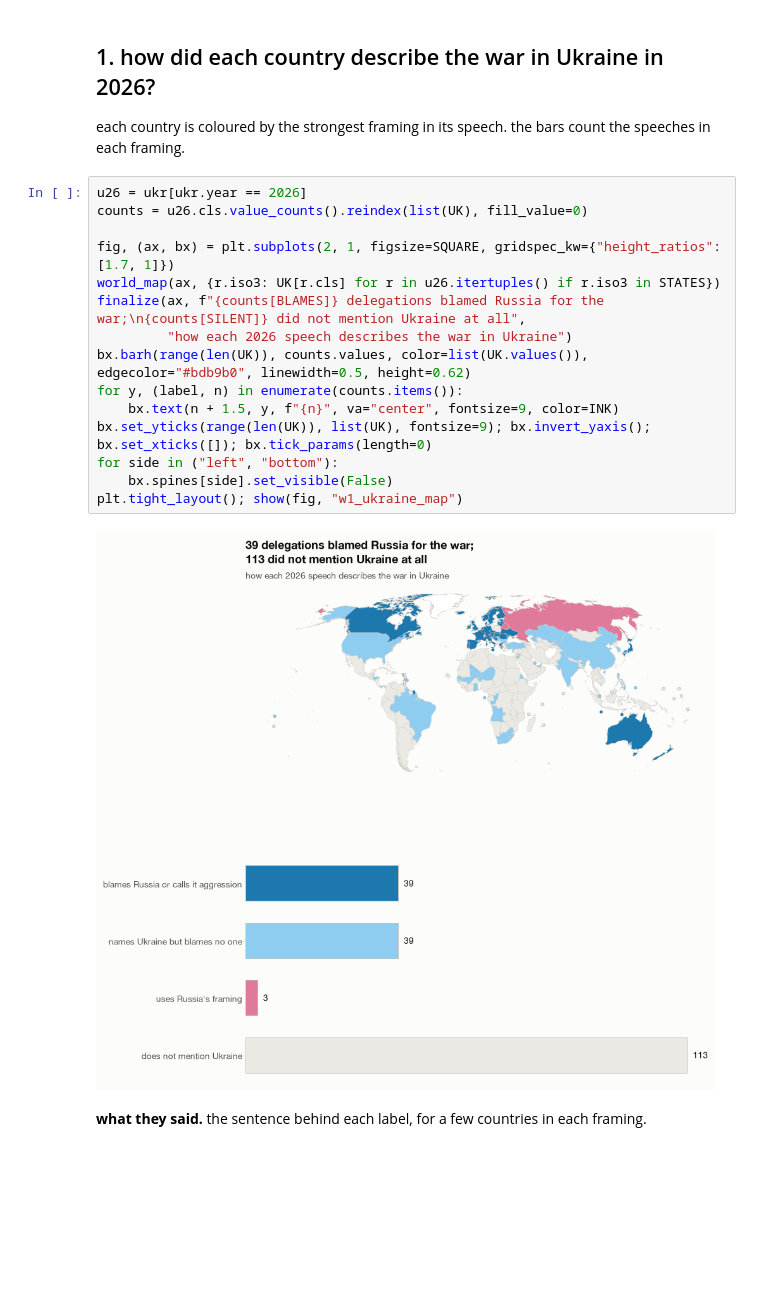
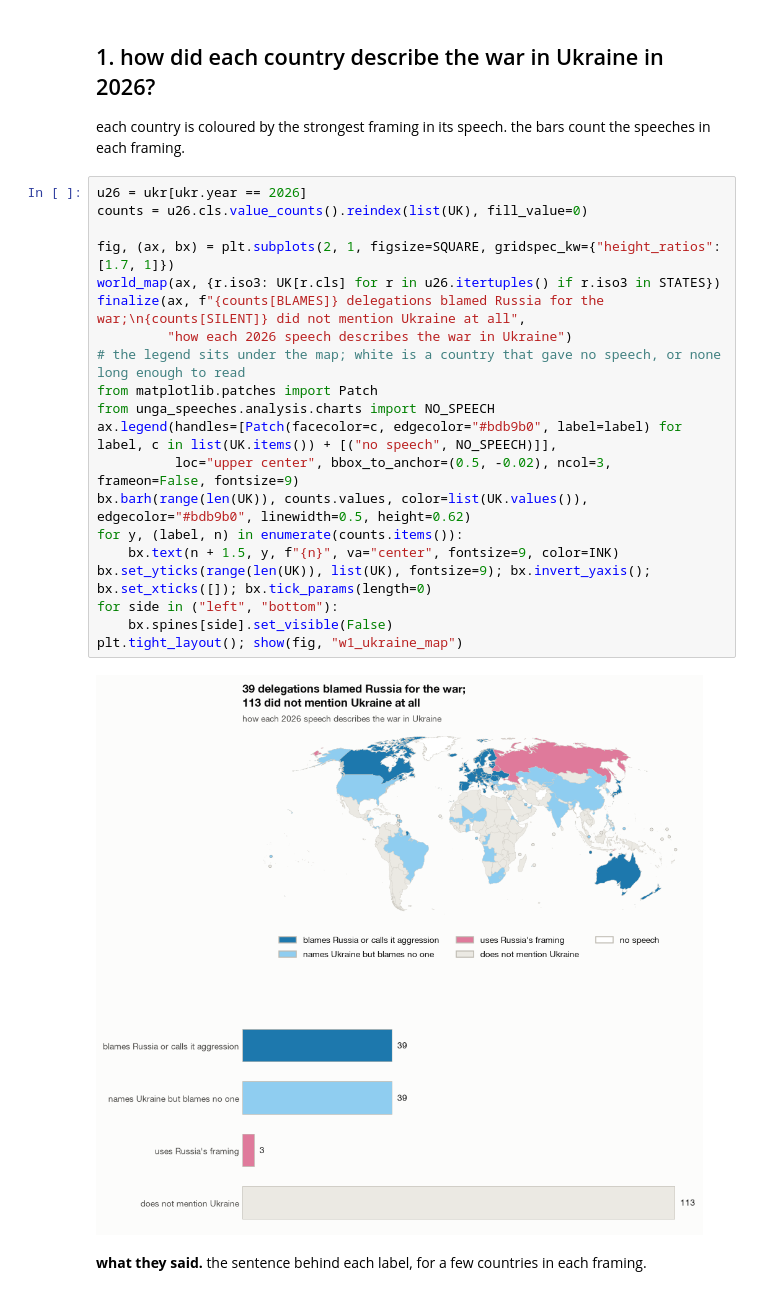
Before and after one commit to jeremychia/unga-speeches, a Jupyter notebook: notebooks/unga_2026_wars.ipynb, the cells around one changed output. Saved outputs shown, nothing was run; the diff lists cells and outputs as text; blank space fills up the shorter version.

Commit message:
feat(site): add a legend under the Ukraine map
the map's colours were explained only by the bar chart below it; the legend now sits under the map, with white for countries that gave no speech.

```diff
--- a/notebooks/unga_2026_wars.ipynb
+++ b/notebooks/unga_2026_wars.ipynb
@@ -78,20 +78,25 @@ each country is coloured by the strongest framing in its speech. the bars count
 # %%
 u26 = ukr[ukr.year == 2026]
 counts = u26.cls.value_counts().reindex(list(UK), fill_value=0)
 
 fig, (ax, bx) = plt.subplots(2, 1, figsize=SQUARE, gridspec_kw={"height_ratios": [1.7, 1]})
 world_map(ax, {r.iso3: UK[r.cls] for r in u26.itertuples() if r.iso3 in STATES})
 finalize(ax, f"{counts[BLAMES]} delegations blamed Russia for the war;\n{counts[SILENT]} did not mention Ukraine at all",
          "how each 2026 speech describes the war in Ukraine")
+# the legend sits under the map; white is a country that gave no speech, or none long enough to read
+from matplotlib.patches import Patch
+from unga_speeches.analysis.charts import NO_SPEECH
+ax.legend(handles=[Patch(facecolor=c, edgecolor="#bdb9b0", label=label) for label, c in list(UK.items()) + [("no speech", NO_SPEECH)]],
+          loc="upper center", bbox_to_anchor=(0.5, -0.02), ncol=3, frameon=False, fontsize=9)
 bx.barh(range(len(UK)), counts.values, color=list(UK.values()), edgecolor="#bdb9b0", linewidth=0.5, height=0.62)
 for y, (label, n) in enumerate(counts.items()):
     bx.text(n + 1.5, y, f"{n}", va="center", fontsize=9, color=INK)
 bx.set_yticks(range(len(UK)), list(UK), fontsize=9); bx.invert_yaxis(); bx.set_xticks([]); bx.tick_params(length=0)
 for side in ("left", "bottom"):
     bx.spines[side].set_visible(False)
 plt.tight_layout(); show(fig, "w1_ukraine_map")
 # %% [output]
-[figure, old version]
+[figure, new version]
 # %% [markdown]
 **what they said.** the sentence behind each label, for a few countries in each framing.
 # %%
```
Also changed, not shown: 1 other file.
